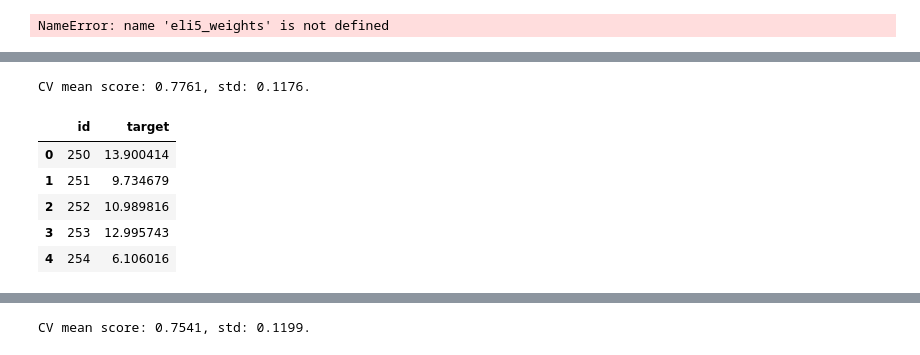
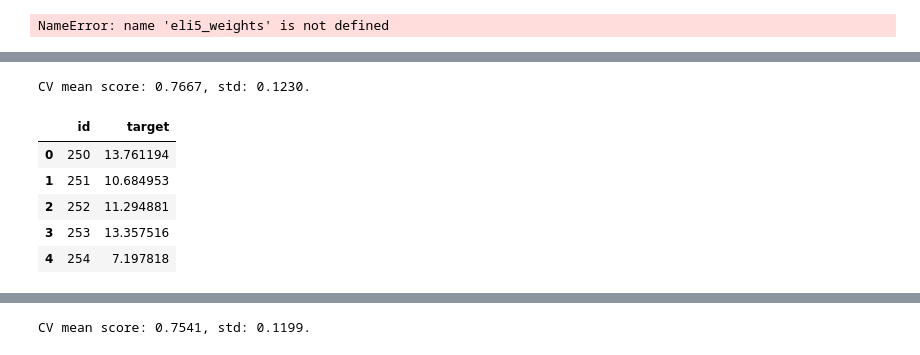
Before and after one commit to HQuality/Kagglez, a Jupyter notebook: Dont Overfit! II/Untitled.ipynb, the cells around one changed output, grey strips where cells are left out. Drawn from its saved outputs; the diff is of its cells as text; code cells hidden in the pictures.

```diff
--- a/Dont Overfit! II/Untitled.ipynb
+++ b/Dont Overfit! II/Untitled.ipynb
@@ -1099,25 +1099,25 @@ py.iplot(dict(data=data, layout=layout), filename='basic-line')
 # %% [output]
 [interactive output not drawn]
 # %%
-top_features = [i[1:] for i in eli5_weights.feature if 'BIAS' not in i][:10]
+top_features = [i[1:] for i in eli5_weights.feature if 'BIAS' not in i][:8]
 
 X_train = train[top_features + ['mean']]
 X_test = test[top_features + ['mean']]
 scaler = StandardScaler()
 X_train[X_train.columns[:-1]] = scaler.fit_transform(X_train[X_train.columns[:-1]])
 X_test[X_train.columns[:-1]] = scaler.transform(X_test[X_train.columns[:-1]])
 oof_lr, prediction_lr, scores = train_model(X_train.values, X_test.values, y_train, params=None, model_type='sklearn', model=model, folds=repeated_fold)
 
 submission = pd.read_csv('sample_submission.csv')
 submission['target'] = prediction_lr
-submission.to_csv('submission_top10.csv', index=False)
+submission.to_csv('submission_top8.csv', index=False)
 
 submission.head()
 # %% [output]
-CV mean score: 0.7761, std: 0.1176.
+CV mean score: 0.7667, std: 0.1230.
 |  | id | target |
-| 0 | 250 | 13.900414 |
-| 1 | 251 | 9.734679 |
-| 2 | 252 | 10.989816 |
-| 3 | 253 | 12.995743 |
-| 4 | 254 | 6.106016 |
+| 0 | 250 | 13.761194 |
+| 1 | 251 | 10.684953 |
+| 2 | 252 | 11.294881 |
+| 3 | 253 | 13.357516 |
+| 4 | 254 | 7.197818 |
```
Also changed, not shown: parts of 3 cells of this notebook, 1 other file.
